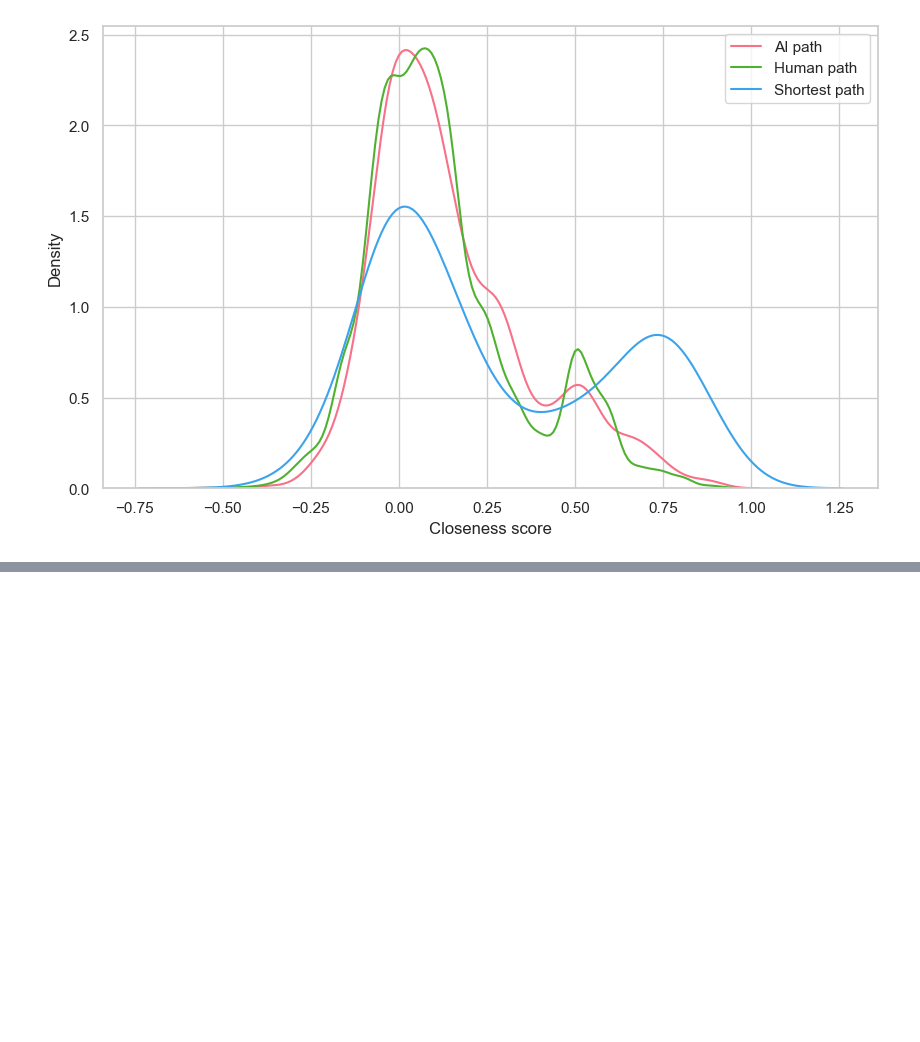
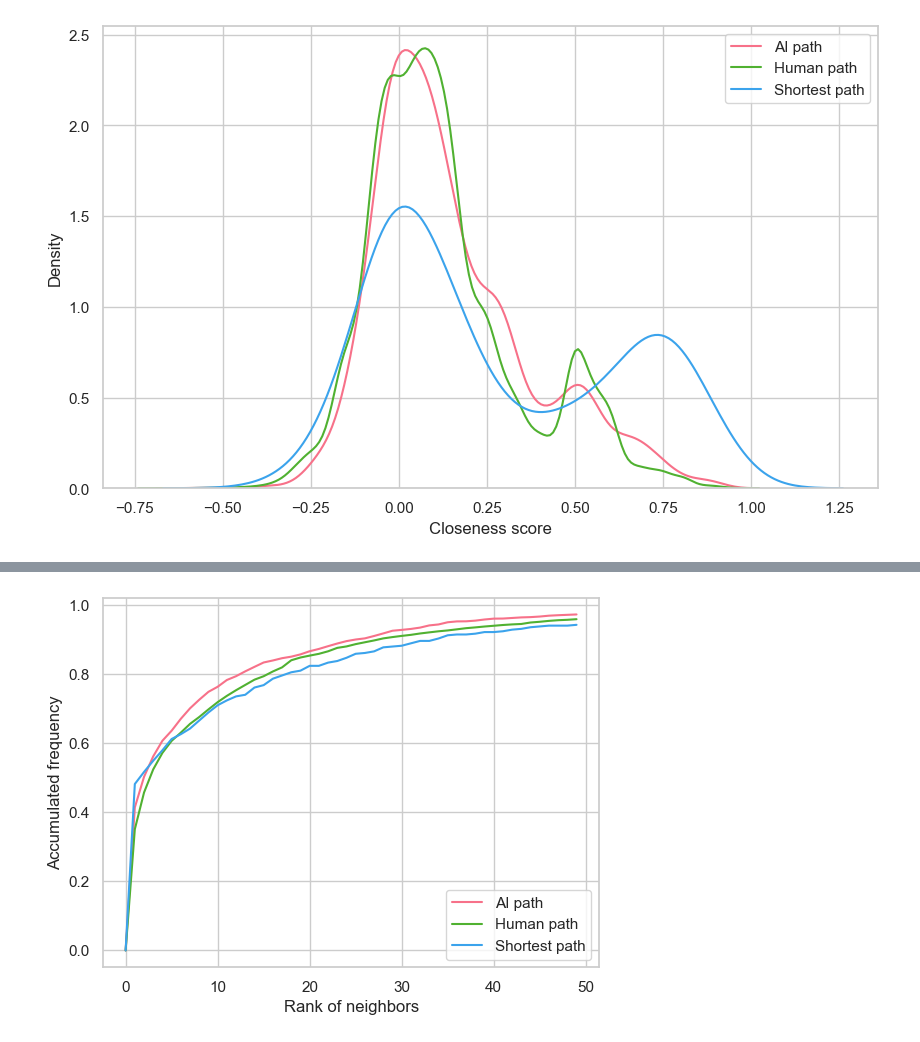
Before and after one commit to epfl-ada/ada-2024-project-genshinstart, a Jupyter notebook: comparation.ipynb, the cells around one changed output, grey strips where cells are left out. Cells and saved outputs as stored; diff of their text form; code cells hidden in the pictures; blank space fills up the shorter version.

```diff
--- a/comparation.ipynb
+++ b/comparation.ipynb
@@ -222,0 +207,26 @@ plt.show()
+# %%
+# plot the accumulated distribution of the rank of neighbors for AI paths and human paths simply in a line graph
+ai_scores = np.sort(ai_scores)
+human_scores = np.sort(human_scores)
+optimal_scores = np.sort(optimal_scores)
+
+# calculate the frequency
+ai_scores_freq = np.bincount(ai_scores)
+human_scores_freq = np.bincount(human_scores)
+optimal_scores_freq = np.bincount(optimal_scores)
+
+# calculate the accumulated frequency
+ai_scores_accumulated = np.cumsum(ai_scores_freq)/len(ai_scores)
+human_scores_accumulated = np.cumsum(human_scores_freq)/len(human_scores)
+optimal_scores_accumulated = np.cumsum(optimal_scores_freq)/len(optimal_scores)
+
+# plot the accumulated distribution of the rank of neighbors for AI paths and human paths, only show the first 50 ranks
+plt.plot(ai_scores_accumulated[:50], label='AI path', color=palette[0])
+plt.plot(human_scores_accumulated[:50], label='Human path', color=palette[1])
+plt.plot(optimal_scores_accumulated[:50], label='Shortest path', color=palette[2])
+plt.xlabel("Rank of neighbors")
+plt.ylabel("Accumulated frequency")
+plt.legend()
+plt.show()
+# %% [output]
+[figure, added]
```
Also changed, not shown: parts of 9 cells of this notebook, 2 other files.
